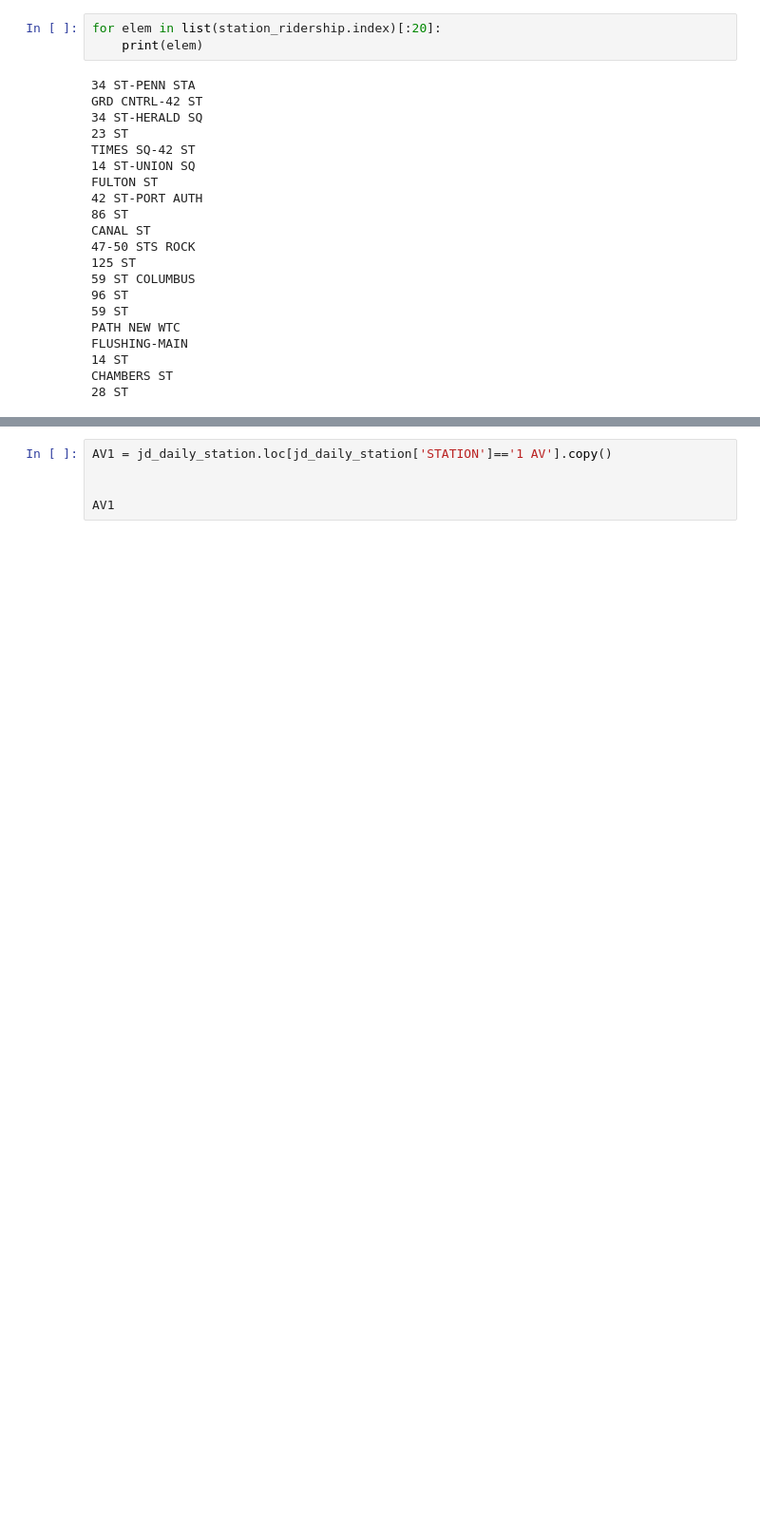
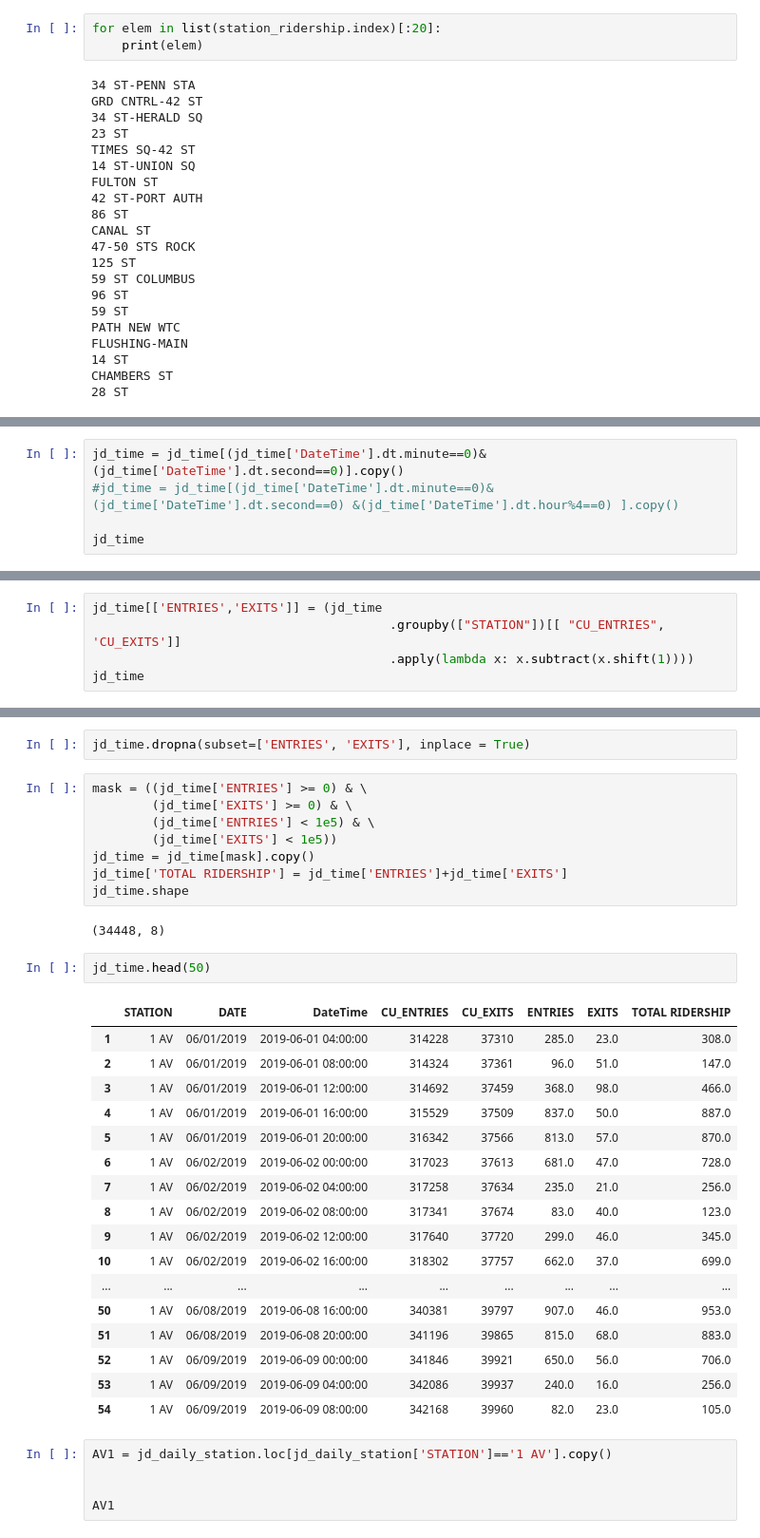
Before and after one commit to mattsegall/MTA-Project1, a Jupyter notebook: Nathaniel Exploration.ipynb, the cells around one changed output, grey strips where cells are left out. Shown at 95% size. Saved outputs shown, nothing was run; the diff lists cells and outputs as text; blank space fills up the shorter version.

Commit message:
Added time series df

```diff
--- a/Nathaniel Exploration.ipynb
+++ b/Nathaniel Exploration.ipynb
@@ -185,0 +262,5 @@ CHAMBERS ST
+# %%
+jd_time = jd_time[(jd_time['DateTime'].dt.minute==0)&(jd_time['DateTime'].dt.second==0)].copy()
+#jd_time = jd_time[(jd_time['DateTime'].dt.minute==0)&(jd_time['DateTime'].dt.second==0) &(jd_time['DateTime'].dt.hour%4==0) ].copy()
+
+jd_time
@@ -185,0 +281,5 @@ CHAMBERS ST
+# %%
+jd_time[['ENTRIES','EXITS']] = (jd_time
+                                        .groupby(["STATION"])[[ "CU_ENTRIES", 'CU_EXITS']]
+                                        .apply(lambda x: x.subtract(x.shift(1))))
+jd_time
@@ -186,3 +300,35 @@ CHAMBERS ST
+# %%
+jd_time.dropna(subset=['ENTRIES', 'EXITS'], inplace = True)
+# %%
+mask = ((jd_time['ENTRIES'] >= 0) & \
+        (jd_time['EXITS'] >= 0) & \
+        (jd_time['ENTRIES'] < 1e5) & \
+        (jd_time['EXITS'] < 1e5))
+jd_time = jd_time[mask].copy()
+jd_time['TOTAL RIDERSHIP'] = jd_time['ENTRIES']+jd_time['EXITS']
+jd_time.shape
+# %% [output]
+(34448, 8)
+# %%
+jd_time.head(50)
+# %% [output]
+|  | STATION | DATE | DateTime | CU_ENTRIES | CU_EXITS | ENTRIES | EXITS | TOTAL RIDERSHIP |
+| 1 | 1 AV | 06/01/2019 | 2019-06-01 04:00:00 | 314228 | 37310 | 285.0 | 23.0 | 308.0 |
+| 2 | 1 AV | 06/01/2019 | 2019-06-01 08:00:00 | 314324 | 37361 | 96.0 | 51.0 | 147.0 |
+| 3 | 1 AV | 06/01/2019 | 2019-06-01 12:00:00 | 314692 | 37459 | 368.0 | 98.0 | 466.0 |
+| 4 | 1 AV | 06/01/2019 | 2019-06-01 16:00:00 | 315529 | 37509 | 837.0 | 50.0 | 887.0 |
+| 5 | 1 AV | 06/01/2019 | 2019-06-01 20:00:00 | 316342 | 37566 | 813.0 | 57.0 | 870.0 |
+| 6 | 1 AV | 06/02/2019 | 2019-06-02 00:00:00 | 317023 | 37613 | 681.0 | 47.0 | 728.0 |
+| 7 | 1 AV | 06/02/2019 | 2019-06-02 04:00:00 | 317258 | 37634 | 235.0 | 21.0 | 256.0 |
+| 8 | 1 AV | 06/02/2019 | 2019-06-02 08:00:00 | 317341 | 37674 | 83.0 | 40.0 | 123.0 |
+| 9 | 1 AV | 06/02/2019 | 2019-06-02 12:00:00 | 317640 | 37720 | 299.0 | 46.0 | 345.0 |
+| 10 | 1 AV | 06/02/2019 | 2019-06-02 16:00:00 | 318302 | 37757 | 662.0 | 37.0 | 699.0 |
+| ... | ... | ... | ... | ... | ... | ... | ... | ... |
+| 50 | 1 AV | 06/08/2019 | 2019-06-08 16:00:00 | 340381 | 39797 | 907.0 | 46.0 | 953.0 |
+| 51 | 1 AV | 06/08/2019 | 2019-06-08 20:00:00 | 341196 | 39865 | 815.0 | 68.0 | 883.0 |
+| 52 | 1 AV | 06/09/2019 | 2019-06-09 00:00:00 | 341846 | 39921 | 650.0 | 56.0 | 706.0 |
+| 53 | 1 AV | 06/09/2019 | 2019-06-09 04:00:00 | 342086 | 39937 | 240.0 | 16.0 | 256.0 |
+| 54 | 1 AV | 06/09/2019 | 2019-06-09 08:00:00 | 342168 | 39960 | 82.0 | 23.0 | 105.0 |
 # %%
 AV1 = jd_daily_station.loc[jd_daily_station['STATION']=='1 AV'].copy()
 
```
Also changed, not shown: parts of 13 cells of this notebook.
